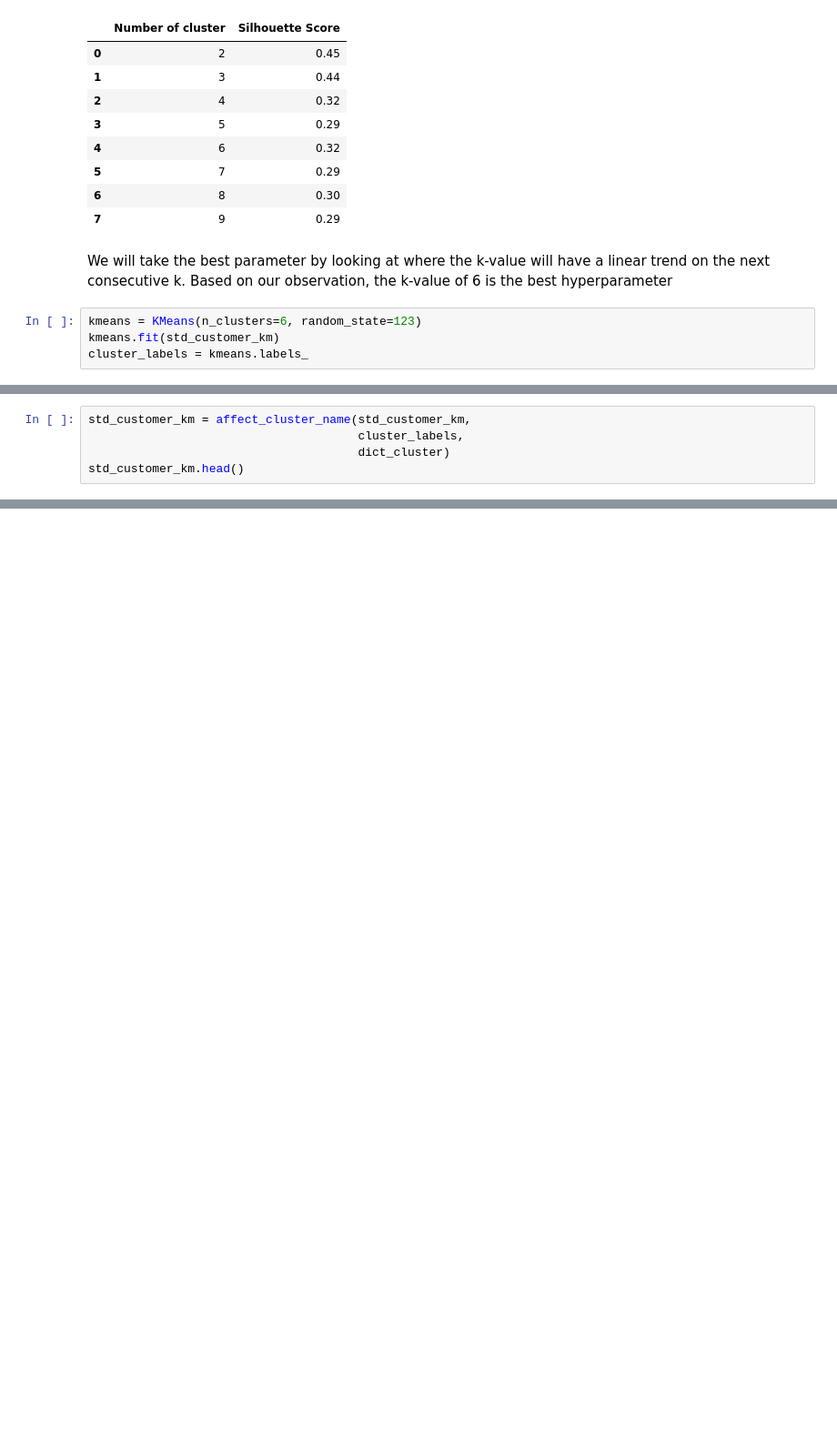
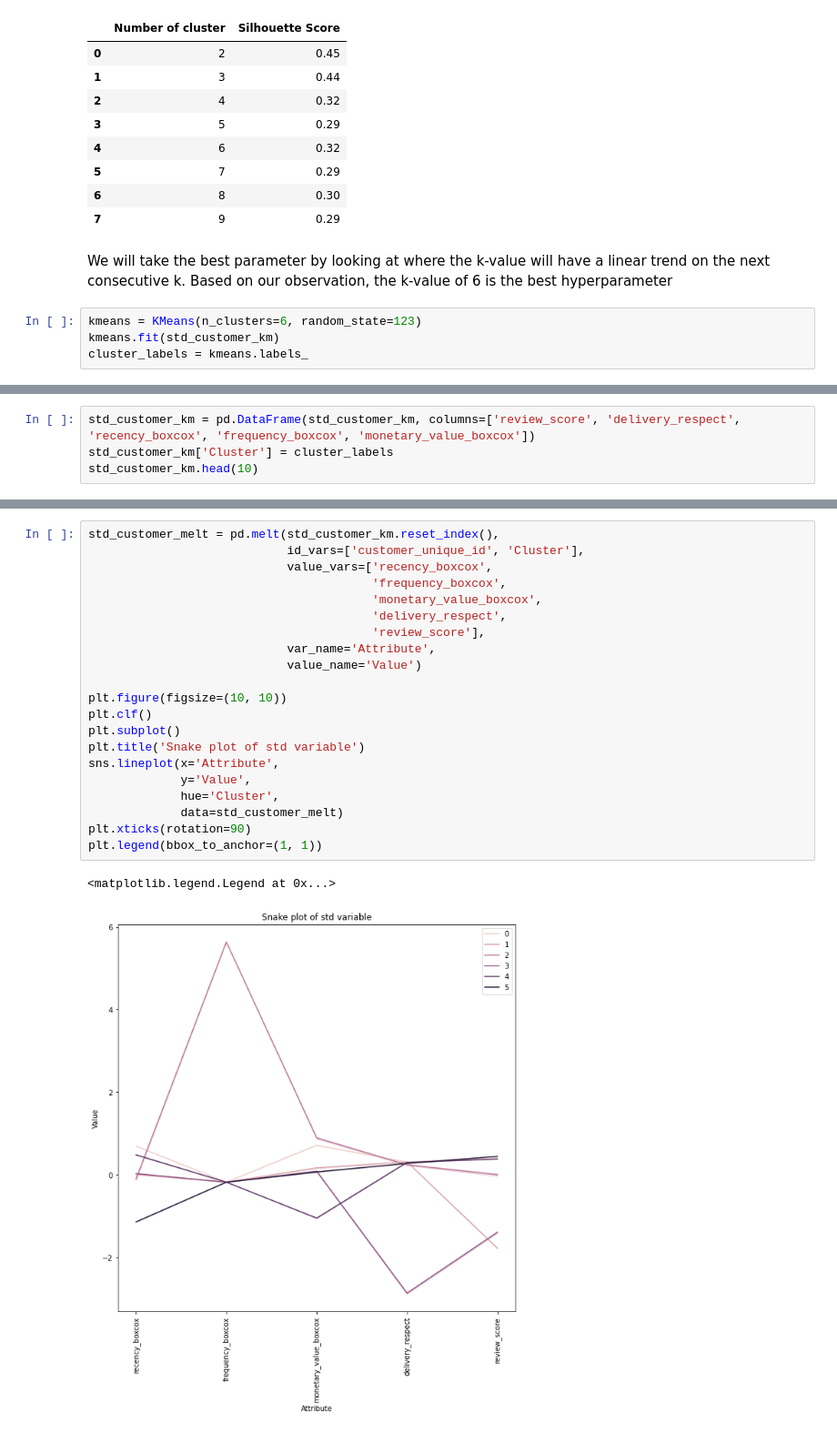
Before and after one commit to mariusbiteau/Ecommerce-Customer-Segmentation, a Jupyter notebook: Segmentation_Ecommerce_Customer_Segmentation_ipynb.ipynb, the cells around one changed output, grey strips where cells are left out. Shown at 91% size. Saved outputs shown, nothing was run; the diff lists cells and outputs as text; blank space fills up the shorter version.

```diff
--- a/Segmentation_Ecommerce_Customer_Segmentation_ipynb.ipynb
+++ b/Segmentation_Ecommerce_Customer_Segmentation_ipynb.ipynb
@@ -731,5 +670,0 @@ ctds.drop(columns=['fix_customer', 'top_customer'], inplace=True)
-# %%
-std_customer_km = affect_cluster_name(std_customer_km,
-                                      cluster_labels,
-                                      dict_cluster)
-std_customer_km.head()
@@ -737,0 +671,4 @@ NameError: ignored
+# %%
+std_customer_km = pd.DataFrame(std_customer_km, columns=['review_score', 'delivery_respect', 'recency_boxcox', 'frequency_boxcox', 'monetary_value_boxcox'])
+std_customer_km['Cluster'] = cluster_labels
+std_customer_km.head(10)
@@ -737,0 +688,24 @@ NameError: ignored
+# %%
+std_customer_melt = pd.melt(std_customer_km.reset_index(),
+                            id_vars=['customer_unique_id', 'Cluster'],
+                            value_vars=['recency_boxcox',
+                                        'frequency_boxcox',
+                                        'monetary_value_boxcox',
+                                        'delivery_respect',
+                                        'review_score'],
+                            var_name='Attribute',
+                            value_name='Value')
+
+plt.figure(figsize=(10, 10))
+plt.clf()
+plt.subplot()
+plt.title('Snake plot of std variable')
+sns.lineplot(x='Attribute',
+             y='Value',
+             hue='Cluster',
+             data=std_customer_melt)
+plt.xticks(rotation=90)
+plt.legend(bbox_to_anchor=(1, 1))
+# %% [output]
+<matplotlib.legend.Legend at 0x...>
+[figure, added]
```
Also changed, not shown: parts of 17 cells of this notebook.
